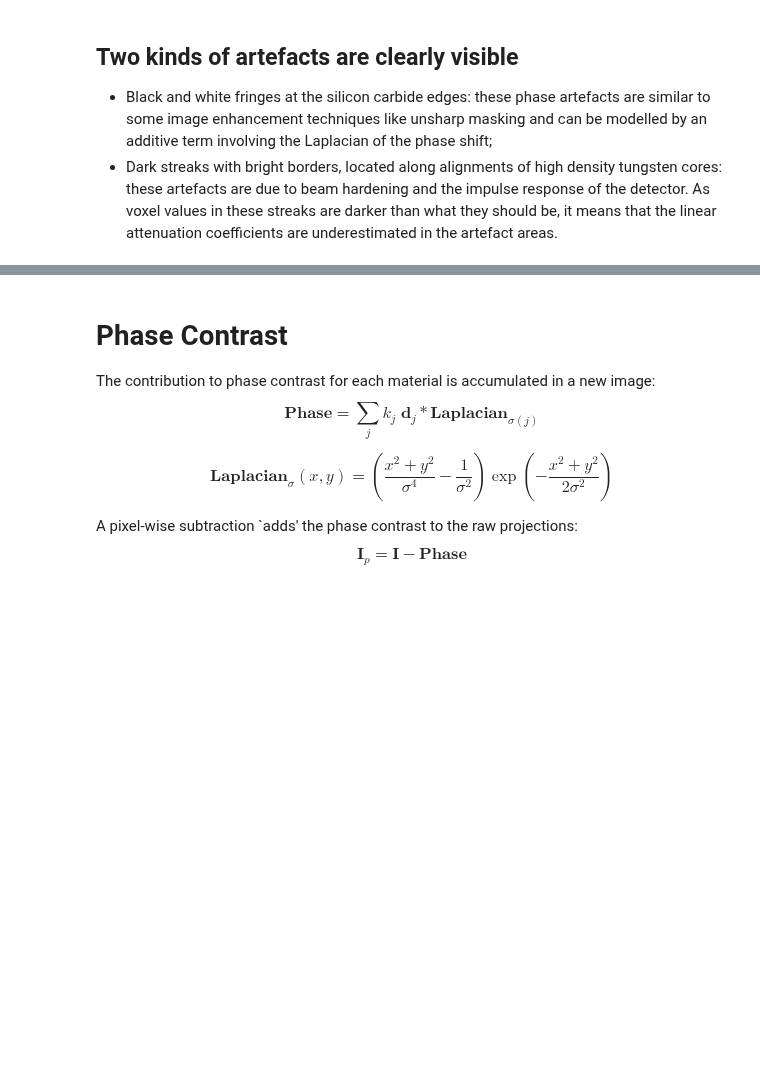
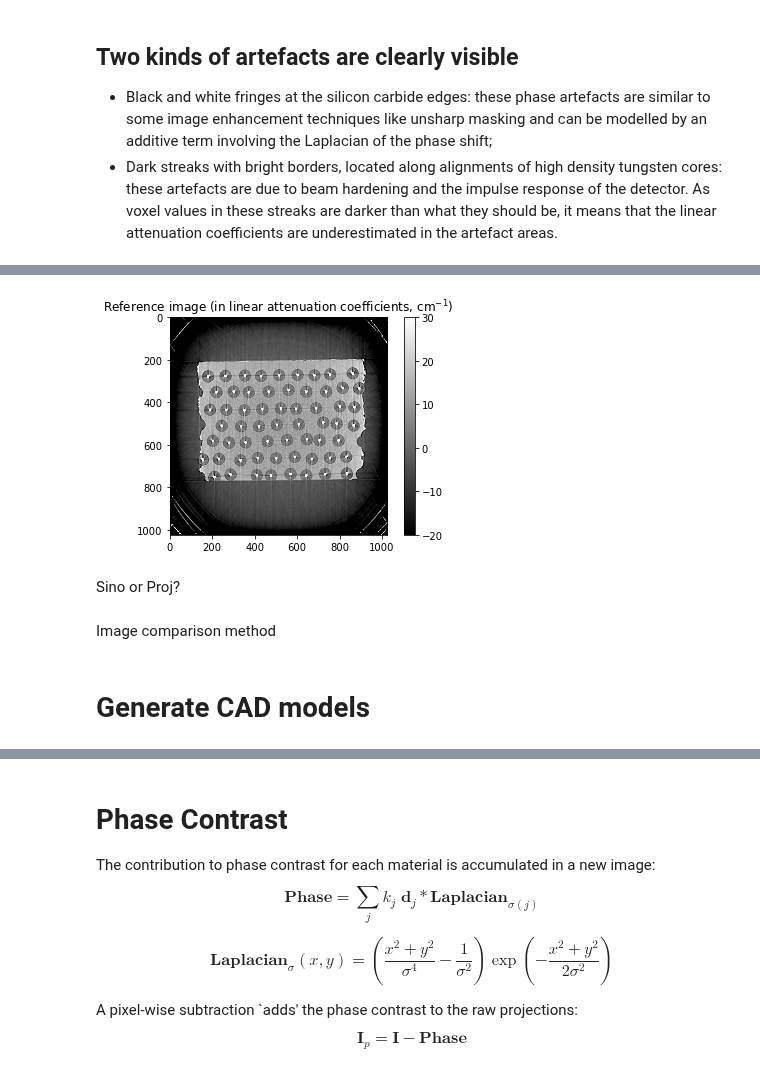
Before and after one commit to effepivi/CT2CAD-Fibres, a Jupyter notebook: talk/talk-IBSim-4i_2021_fvidal.ipynb, the cells around one changed output, grey strips where cells are left out. Cells and saved outputs as stored; diff of their text form; code cells hidden in the pictures; blank space fills up the shorter version.

```diff
--- a/talk/talk-IBSim-4i_2021_fvidal.ipynb
+++ b/talk/talk-IBSim-4i_2021_fvidal.ipynb
@@ -72,0 +205,27 @@ display(style)
+# %%
+# CT reconstruction
+
+reference_sinogram.shape = [
+    reference_sinogram.shape[0],
+    1,
+    reference_sinogram.shape[1]
+];
+
+rot_center = int(reference_sinogram.shape[2]/2);
+
+reference_CT = tomopy.recon(reference_sinogram,
+                            theta_rad,
+                            center=rot_center,
+                            sinogram_order=False,
+                            algorithm='gridrec',
+                            filter_name='shepp')[0];
+# %%
+fig=plt.figure();
+norm = cm.colors.Normalize(vmax=30, vmin=-20)
+imgplot = plt.imshow(reference_CT, cmap="gray", norm=norm);
+fig.colorbar(imgplot);
+plt.title("Reference image (in linear attenuation coefficients, cm$^{-1}$)");
+# %% [output]
+[figure, added]
+# %% [markdown]
+Sino or Proj?
@@ -72,0 +234,2 @@ display(style)
+# %% [markdown]
+Image comparison method
@@ -72,0 +291,2 @@ display(style)
+# %% [markdown]
+# Generate CAD models
```
Also changed, not shown: parts of 64 cells of this notebook, 5 other files.
